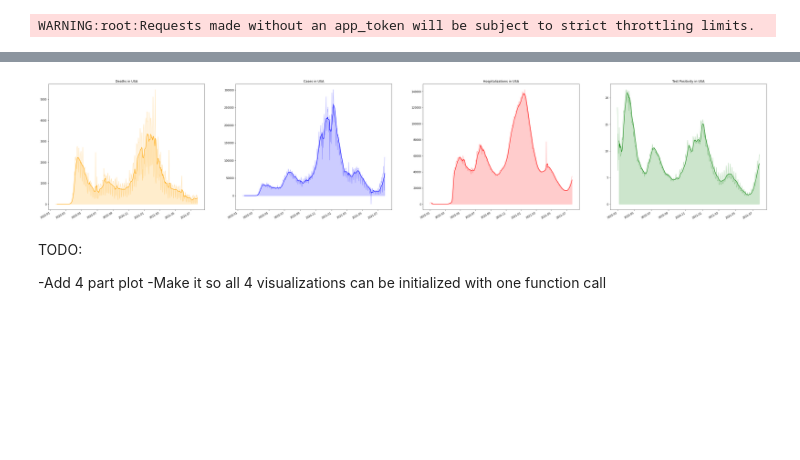
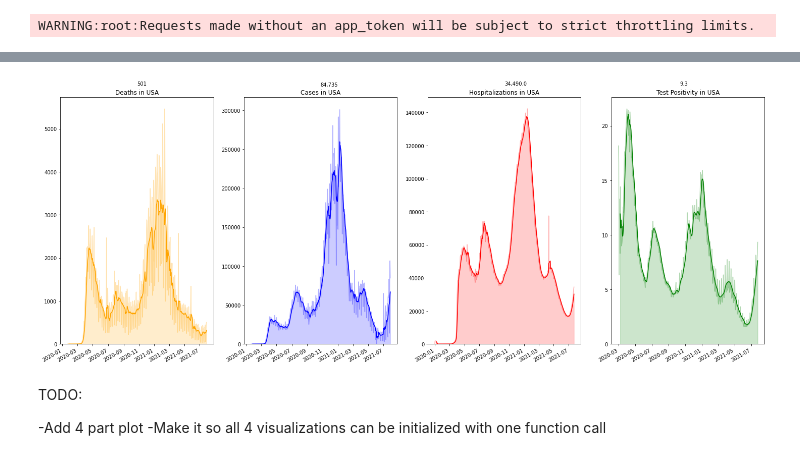
Before and after one commit to jonahdf/covid-twitter-bot, a Jupyter notebook: main.ipynb, the cells around one changed output, grey strips where cells are left out. Drawn from its saved outputs; the diff is of its cells as text; code cells hidden in the pictures; blank space fills up the shorter version.

```diff
--- a/main.ipynb
+++ b/main.ipynb
@@ -30,6 +30,9 @@ def plot(data, ax=None, plot_color="blue", label="", rolling=True):
         ax.plot(x, y0, color=plot_color)
         ax.fill_between(x, y0, 0, facecolor=plot_color, color=plot_color, alpha=0.2)
     ax.title.set_text(label)
+    # print(y0.iloc[-1])
+    ax.text(x.iloc[len(x)//2], y0.max()*1.1, "{:,}".format(round(y0.iloc[-1], 1)))
+    ax.set_ylim(0)
     fig.autofmt_xdate()
     return ax
 # %%
@@ -37,8 +40,9 @@ us_pos = dp.get_us_positivity()
 us_case = dp.get_us_cases()
 us_death = dp.get_us_deaths()
 us_hosp = dp.get_us_hospitalizations()
+ca_fa_cases = dp.get_state_cases(["FL", "CA"])
 
-fig, axs = plt.subplots(1,4, figsize=(50,10))
+fig, axs = plt.subplots(1,4, figsize=(25,10))
 
 plot(us_death, axs[0], plot_color="orange", label='Deaths in USA')
 plot(us_case, axs[1], plot_color="blue", label='Cases in USA')
@@ -52,4 +57,4 @@ plt.show()
-[figure, old version]
+[figure, new version]
 # %% [markdown]
 TODO:
 
```
Also changed, not shown: parts of 2 cells of this notebook, 1 other file.
